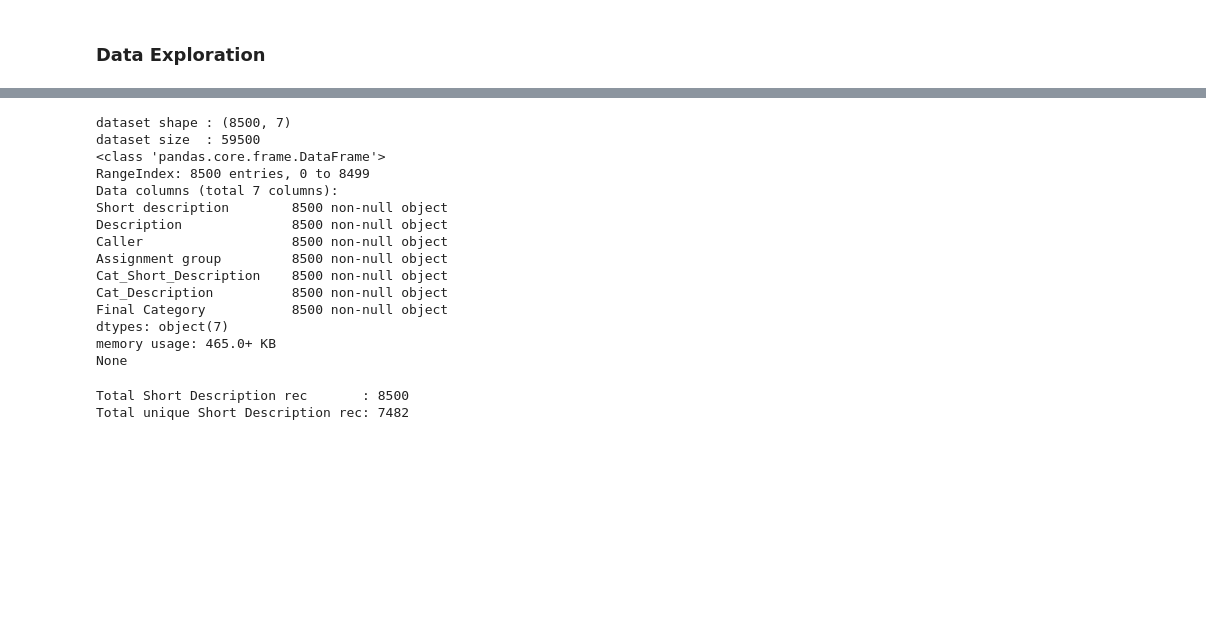
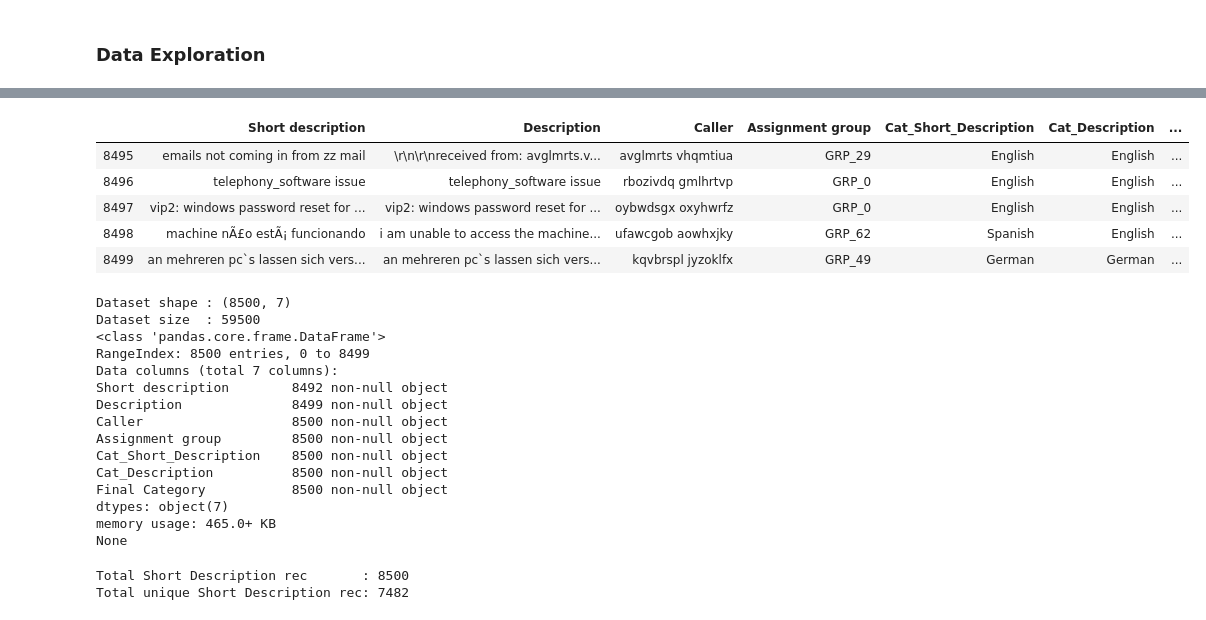
Before and after one commit to Himansu1991/Capstone_NLP_BaseModel, a Jupyter notebook: Capstone_EDA_Inference.ipynb, the cells around one changed output, grey strips where cells are left out. Drawn from its saved outputs; the diff is of its cells as text; code cells hidden in the pictures; blank space fills up the shorter version.

```diff
--- a/Capstone_EDA_Inference.ipynb
+++ b/Capstone_EDA_Inference.ipynb
@@ -132,15 +140,24 @@ df.head()
+# %%
+df.tail() #check the bottom 5 records
+# %% [output]
+|  | Short description | Description | Caller | Assignment group | Cat_Short_Description | Cat_Description | ... |
+| 8495 | emails not coming in from zz mail | \r\n\r\nreceived from: avglmrts.v... | avglmrts vhqmtiua | GRP_29 | English | English | ... |
+| 8496 | telephony_software issue | telephony_software issue | rbozivdq gmlhrtvp | GRP_0 | English | English | ... |
+| 8497 | vip2: windows password reset for ... | vip2: windows password reset for ... | oybwdsgx oxyhwrfz | GRP_0 | English | English | ... |
+| 8498 | machine nÃ£o estÃ¡ funcionando | i am unable to access the machine... | ufawcgob aowhxjky | GRP_62 | Spanish | English | ... |
+| 8499 | an mehreren pc`s lassen sich vers... | an mehreren pc`s lassen sich vers... | kqvbrspl jyzoklfx | GRP_49 | German | German | ... |
 # %%
-print('dataset shape :', df.shape)
-print('dataset size  :',df.size)
+print('Dataset shape :', df.shape)
+print('Dataset size  :',df.size)
 print(df.info())
 # %% [output]
-dataset shape : (8500, 7)
-dataset size  : 59500
+Dataset shape : (8500, 7)
+Dataset size  : 59500
 <class 'pandas.core.frame.DataFrame'>
 RangeIndex: 8500 entries, 0 to 8499
 Data columns (total 7 columns):
-Short description        8500 non-null object
-Description              8500 non-null object
+Short description        8492 non-null object
+Description              8499 non-null object
 Caller                   8500 non-null object
 Assignment group         8500 non-null object
 Cat_Short_Description    8500 non-null object
```
Also changed, not shown: parts of 33 cells of this notebook.
